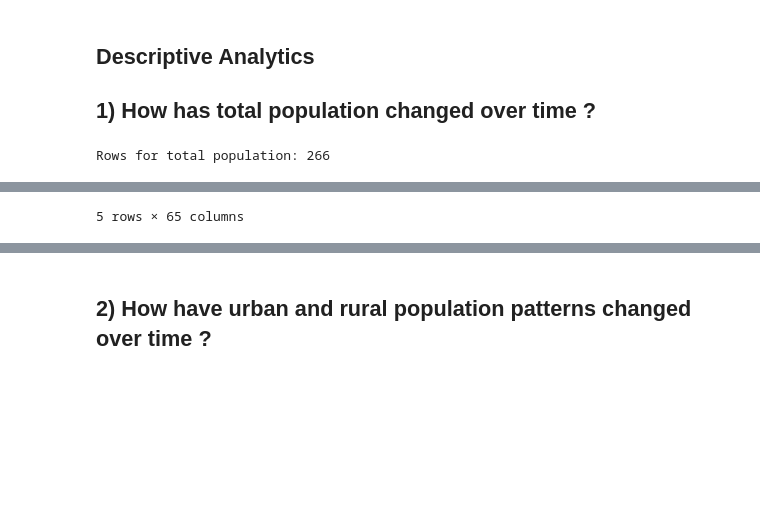
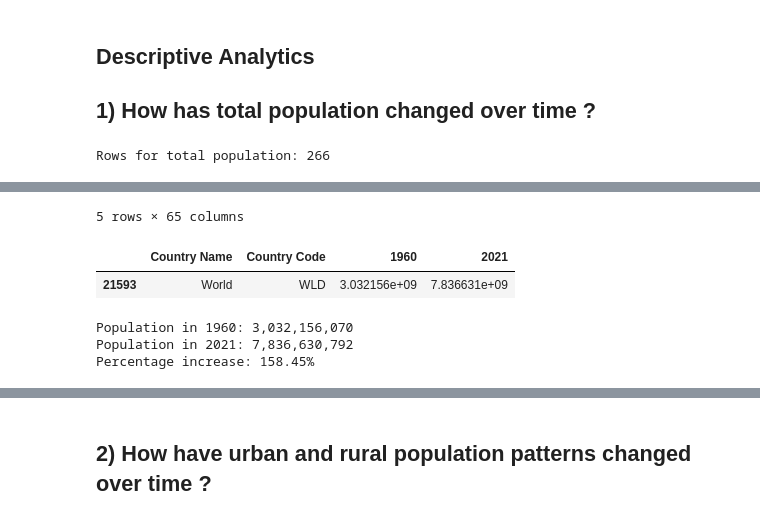
Before and after one commit to lappland-stack/CSCU9M3---Scripting-for-Data-Science-2026-7---The-Assignment, a Jupyter notebook: 3546619_CSCU9M3_TheAssignment_Aut26.ipynb, the cells around one changed output, grey strips where cells are left out. Saved outputs shown, nothing was run; the diff lists cells and outputs as text; code cells hidden in the pictures; blank space fills up the shorter version.

```diff
--- a/3546619_CSCU9M3_TheAssignment_Aut26.ipynb
+++ b/3546619_CSCU9M3_TheAssignment_Aut26.ipynb
@@ -352,18 +358,36 @@ That concludes our Exploratory Data Analysis, and we will further explore our ob
 ## Descriptive Analytics
 ## 1) How has total population changed over time ?
 # %%
+#here we will get soem general population data over time from around the world
 data = cleaned_datasets["Data"]
 
 population = data[data["Indicator Code"] == "SP.POP.TOTL"]
 
 print("Rows for total population:",len(population))
 display(population[["Country Name", "Country Code", "Indicator Name"] + year_columns].head())
+
+#bellow we will aim to get full world population
+world_population = population[population["Country Code"] == "WLD"]
+
+display(world_population[["Country Name", "Country Code", "1960", "2021"]])
+
+start = world_population["1960"].iloc[0]
+end = world_population["2021"].iloc[0]
+
+print(f"Population in 1960: {start:,.0f}")
+print(f"Population in 2021: {end:,.0f}")
+print(f"Percentage increase: {((end - start) / start) * 100:.2f}%")
 # %% [output]
 Rows for total population: 266
 |  | Country Name | Country Code | Indicator Name | 1960 | 1961 | 1962 | 1963 | 1964 | 1965 | ... |
 | 329 | Africa Eastern and Southern | AFE | Population, total | 130836765.0 | 134159786.0 | 137614644.0 | 141202036.0 | 144920186.0 | 148769974.0 | ... |
 | 772 | Africa Western and Central | AFW | Population, total | 96396419.0 | 98407221.0 | 100506960.0 | 102691339.0 | 104953470.0 | 107289875.0 | ... |
 | 1215 | Arab World | ARB | Population, total | 92197715.0 | 94724540.0 | 97334438.0 | 100034191.0 | 102832792.0 | 105736428.0 | ... |
 | 1658 | Caribbean small states | CSS | Population, total | 4194711.0 | 4274052.0 | 4353623.0 | 4432240.0 | 4508189.0 | 4580382.0 | ... |
 | 2101 | Central Europe and the Baltics | CEB | Population, total | 91401764.0 | 92232738.0 | 93009498.0 | 93840016.0 | 94715795.0 | 95440988.0 | ... |
 5 rows × 65 columns
+|  | Country Name | Country Code | 1960 | 2021 |
+| 21593 | World | WLD | 3.032156e+09 | 7.836631e+09 |
+Population in 1960: 3,032,156,070
+Population in 2021: 7,836,630,792
+Percentage increase: 158.45%
```
Also changed, not shown: parts of 7 cells of this notebook, 1 other file.
